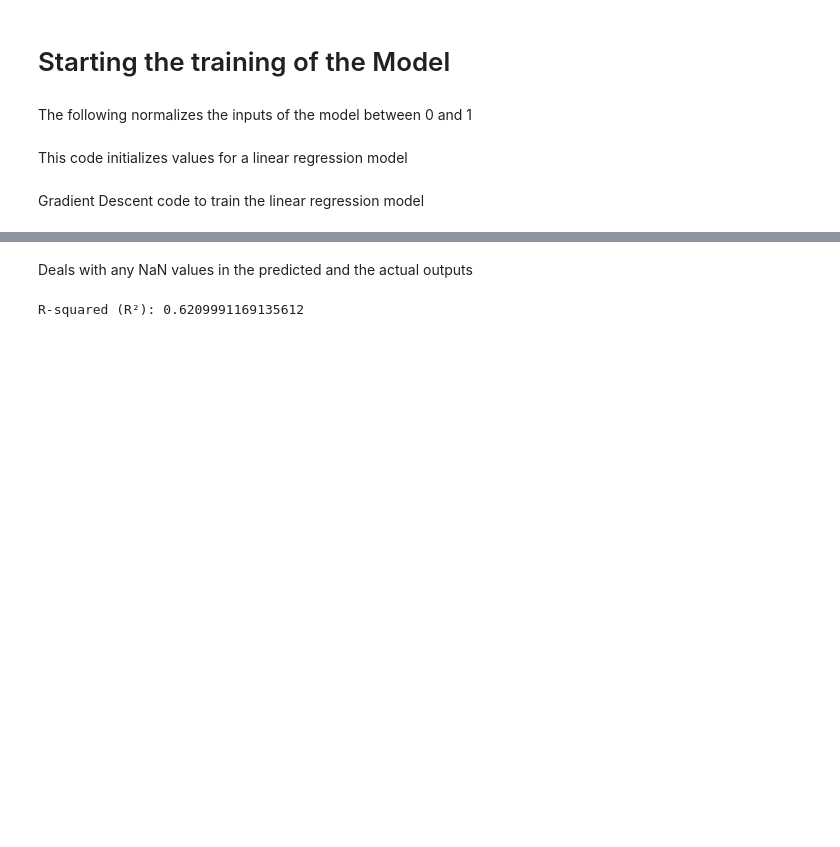
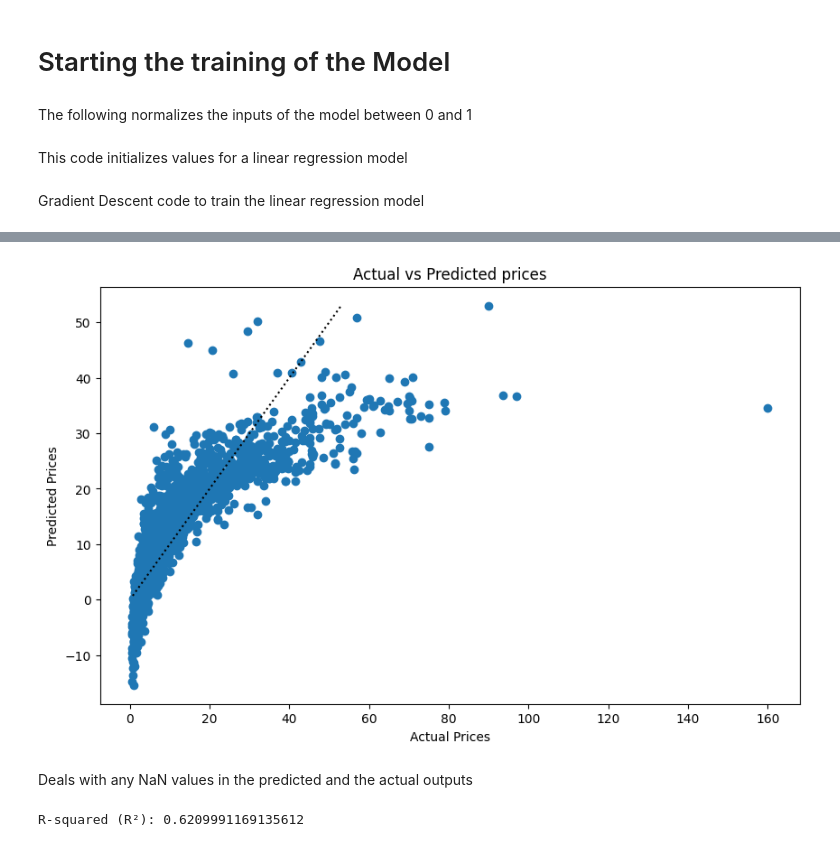
Before and after one commit to MANAS-AI-Taskphase-24-25/Nandini_Sah, a Jupyter notebook: linearregression.ipynb, the cells around one changed output, grey strips where cells are left out. Saved outputs shown, nothing was run; the diff lists cells and outputs as text; code cells hidden in the pictures; blank space fills up the shorter version.

```diff
--- a/linearregression.ipynb
+++ b/linearregression.ipynb
@@ -253,3 +270,19 @@ y_test_pred = np.dot(X_test, weights) + bias
+# %%
+plt.figure(figsize=(10, 6))
+
+# Scatter plot of the actual price vs the pedicted price
+plt.scatter(y_train, y_pred)
+
+# Line plot of the best-fit line (model predictions)
+plt.plot([min(y_test), max(y_pred)], [min(y_test), max(y_pred)], 'k:')
+
+# Add labels and title
+plt.xlabel('Actual Prices')
+plt.ylabel('Predicted Prices')
+plt.title('Actual vs Predicted prices')
+plt.show()
+# %% [output]
+[figure, added]
 # %% [markdown]
 Deals with any NaN values in the predicted and the actual outputs
 # %%
```
Also changed, not shown: parts of 2 cells of this notebook.
